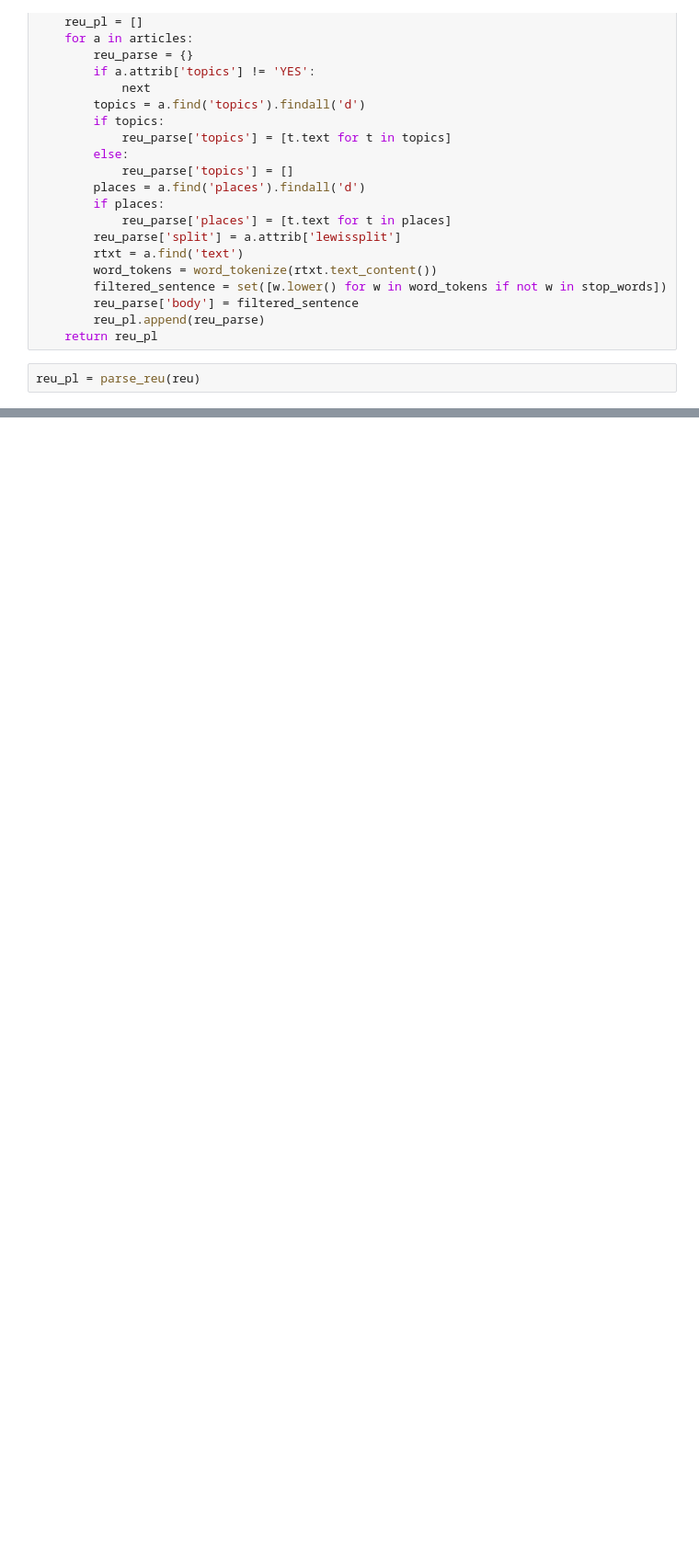
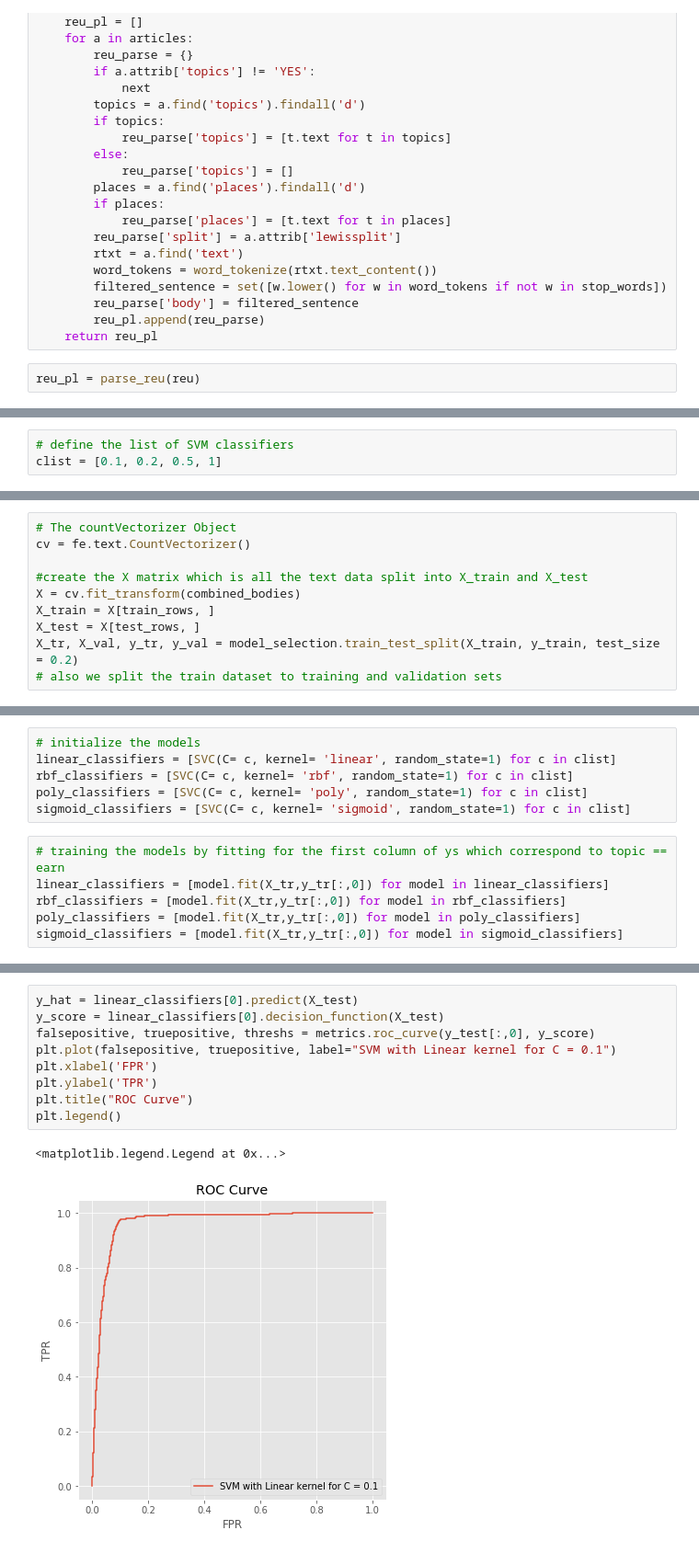
Before and after one commit to kvali7/Stat-ML-Playground, a Jupyter notebook: hw3/hw3_hint.ipynb, the cells around one changed output, grey strips where cells are left out. Shown at 92% size. Saved outputs shown, nothing was run; the diff lists cells and outputs as text; blank space fills up the shorter version.

```diff
--- a/hw3/hw3_hint.ipynb
+++ b/hw3/hw3_hint.ipynb
@@ -699,0 +813,3 @@ rcParams['figure.figsize'] = 6,6
+# %%
+# define the list of SVM classifiers
+clist = [0.1, 0.2, 0.5, 1]
@@ -699,0 +820,10 @@ rcParams['figure.figsize'] = 6,6
+# %%
+# The countVectorizer Object
+cv = fe.text.CountVectorizer()
+
+#create the X matrix which is all the text data split into X_train and X_test
+X = cv.fit_transform(combined_bodies)
+X_train = X[train_rows, ]
+X_test = X[test_rows, ]
+X_tr, X_val, y_tr, y_val = model_selection.train_test_split(X_train, y_train, test_size = 0.2)
+# also we split the train dataset to training and validation sets
@@ -699,0 +832,12 @@ rcParams['figure.figsize'] = 6,6
+# %%
+# initialize the models
+linear_classifiers = [SVC(C= c, kernel= 'linear', random_state=1) for c in clist]
+rbf_classifiers = [SVC(C= c, kernel= 'rbf', random_state=1) for c in clist]
+poly_classifiers = [SVC(C= c, kernel= 'poly', random_state=1) for c in clist]
+sigmoid_classifiers = [SVC(C= c, kernel= 'sigmoid', random_state=1) for c in clist]
+# %%
+# training the models by fitting for the first column of ys which correspond to topic == earn
+linear_classifiers = [model.fit(X_tr,y_tr[:,0]) for model in linear_classifiers]
+rbf_classifiers = [model.fit(X_tr,y_tr[:,0]) for model in rbf_classifiers]
+poly_classifiers = [model.fit(X_tr,y_tr[:,0]) for model in poly_classifiers]
+sigmoid_classifiers = [model.fit(X_tr,y_tr[:,0]) for model in sigmoid_classifiers]
@@ -699,0 +881,12 @@ rcParams['figure.figsize'] = 6,6
+# %%
+y_hat = linear_classifiers[0].predict(X_test)
+y_score = linear_classifiers[0].decision_function(X_test)
+falsepositive, truepositive, threshs = metrics.roc_curve(y_test[:,0], y_score)
+plt.plot(falsepositive, truepositive, label="SVM with Linear kernel for C = 0.1")
+plt.xlabel('FPR')
+plt.ylabel('TPR')
+plt.title("ROC Curve")
+plt.legend()
+# %% [output]
+<matplotlib.legend.Legend at 0x...>
+[figure, added]
```
Also changed, not shown: parts of 48 cells of this notebook.
